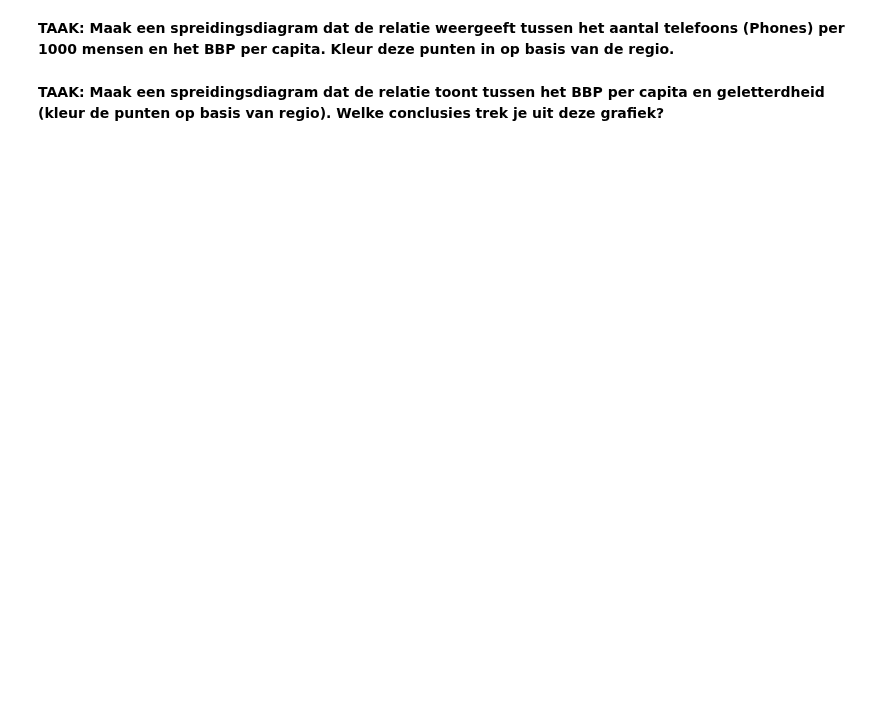
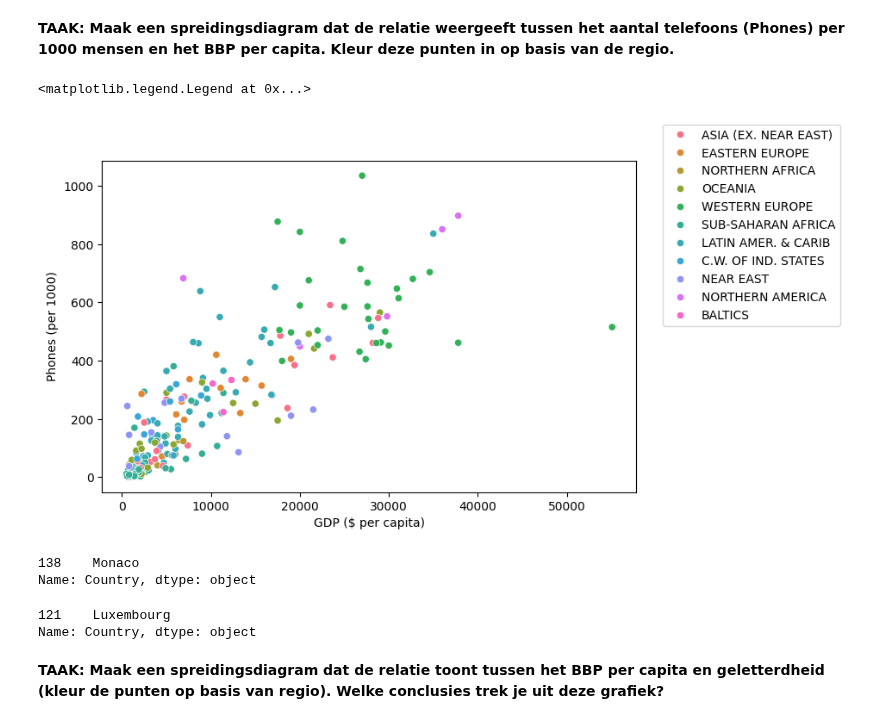
Before and after one commit to montypie/DS_Projects, a Jupyter notebook: 3_ClassifCluster/Kmeans-Clustering-Exercise.ipynb, the cells around one changed output. Drawn from its saved outputs; the diff is of its cells as text; code cells hidden in the pictures; blank space fills up the shorter version.

```diff
--- a/3_ClassifCluster/Kmeans-Clustering-Exercise.ipynb
+++ b/3_ClassifCluster/Kmeans-Clustering-Exercise.ipynb
@@ -44,2 +122,19 @@ df = pd.read_csv('../../DATA/CIA_Country_Facts.csv')
+# %%
+plt.figure(figsize=(8, 5))
+sns.scatterplot(data=df, x='GDP ($ per capita)', y='Phones (per 1000)', hue='Region')
+plt.legend(loc=(1.05, 0.5))
+# %% [output]
+<matplotlib.legend.Legend at 0x...>
+[figure, added]
+# %%
+df[df['Phones (per 1000)']>1000].Country
+# %% [output]
+138    Monaco
+Name: Country, dtype: object
+# %%
+df[df['GDP ($ per capita)']>50000].Country
+# %% [output]
+121    Luxembourg
+Name: Country, dtype: object
 # %% [markdown]
 **TAAK: Maak een spreidingsdiagram dat de relatie toont tussen het BBP per capita en geletterdheid (kleur de punten op basis van regio). Welke conclusies trek je uit deze grafiek?**
```
Also changed, not shown: parts of 22 cells of this notebook.
